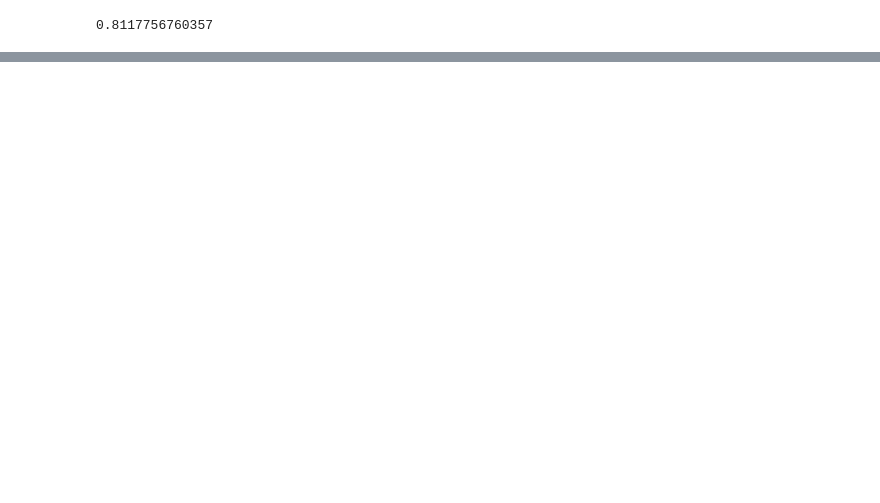
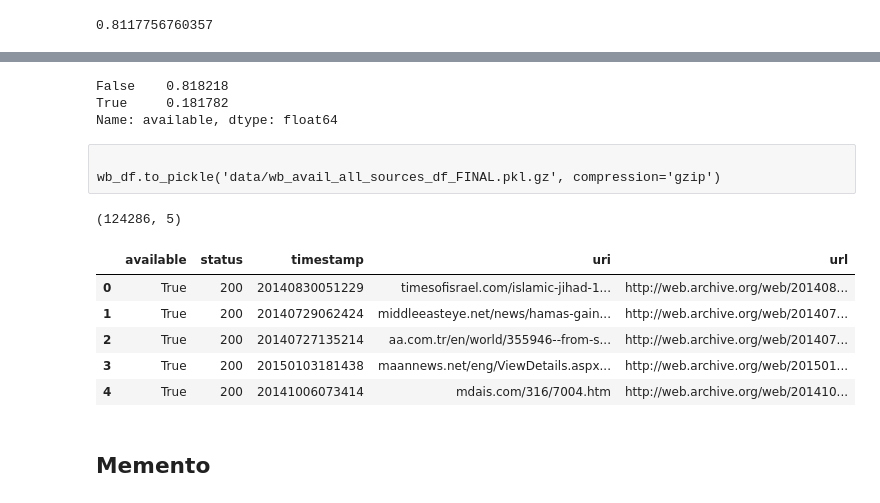
Before and after one commit to cjer/zuk, a Jupyter notebook: zuk_wayback.ipynb, the cells around one changed output, grey strips where cells are left out. Cells and saved outputs as stored; diff of their text form; code cells hidden in the pictures; blank space fills up the shorter version.

```diff
--- a/zuk_wayback.ipynb
+++ b/zuk_wayback.ipynb
@@ -160,0 +543,3 @@ wb_exp.dropna().shape[0] / wb_exp.shape[0]
+# %%
+missing_uris6 = [x for x in wb_missing5 if wb_missing5[x] is None ]
+len(missing_uris6)
@@ -160,0 +582,3 @@ wb_exp.dropna().shape[0] / wb_exp.shape[0]
+# %%
+missing_uris7 = [x for x in wb_missing6 if wb_missing6[x] is None ]
+len(missing_uris7)
@@ -160,0 +587,30 @@ wb_exp.dropna().shape[0] / wb_exp.shape[0]
+# %%
+wb_missing7 = {}
+
+# We can use a with statement to ensure threads are cleaned up promptly
+with concurrent.futures.ThreadPoolExecutor(max_workers=30) as executor:
+    # Start the load operations and mark each future with its URL
+    future_to_parse = {executor.submit(get_wb_avail, uri, '20140801000000'): uri for uri in missing_uris7}
+    for future in concurrent.futures.as_completed(future_to_parse):
+        uri = future_to_parse[future]
+        wb_missing7[uri] = future
+
+
+for future in concurrent.futures.as_completed(future_to_parse):
+    uri = future_to_parse[future]
+    try:
+        wb_missing7[uri] = future.result()
+    except:
+        wb_missing7[uri] = None
+
+respm7 = []
+for uri, resp in wb_missing7.items():
+    if resp is not None and 'archived_snapshots' in resp and 'closest' in resp['archived_snapshots']:
+        newr = resp['archived_snapshots']['closest']
+        newr['uri'] = uri
+        respm7.append(newr)
+    else:
+        respm7.append({'uri': uri, 'available': False})
+
+mdf7 = pd.DataFrame(respm7)
+mdf7.available.value_counts()/mdf7.shape[0]
@@ -160,0 +670,27 @@ wb_exp.dropna().shape[0] / wb_exp.shape[0]
+# %%
+wb_df = pd.concat([rdf, mdf, mdf2, mdf3, mdf4, mdf5, mdf6, mdf7])
+wb_df = wb_df.drop_duplicates(subset='uri', keep='last')
+
+wb_df.available.value_counts()/wb_df.shape[0]
+# %% [output]
+False    0.818218
+True     0.181782
+Name: available, dtype: float64
+# %% [raw]
+
+wb_df.to_pickle('data/wb_avail_all_sources_df_FINAL.pkl.gz', compression='gzip')
+# %%
+wb_df.shape
+# %% [output]
+(124286, 5)
+# %%
+wb_df.head()
+# %% [output]
+|  | available | status | timestamp | uri | url |
+| 0 | True | 200 | 20140830051229 | timesofisrael.com/islamic-jihad-1... | http://web.archive.org/web/201408... |
+| 1 | True | 200 | 20140729062424 | middleeasteye.net/news/hamas-gain... | http://web.archive.org/web/201407... |
+| 2 | True | 200 | 20140727135214 | aa.com.tr/en/world/355946--from-s... | http://web.archive.org/web/201407... |
+| 3 | True | 200 | 20150103181438 | maannews.net/eng/ViewDetails.aspx... | http://web.archive.org/web/201501... |
+| 4 | True | 200 | 20141006073414 | mdais.com/316/7004.htm | http://web.archive.org/web/201410... |
+# %% [markdown]
+## Memento
```
Also changed, not shown: parts of 54 cells of this notebook, 3 other files.
